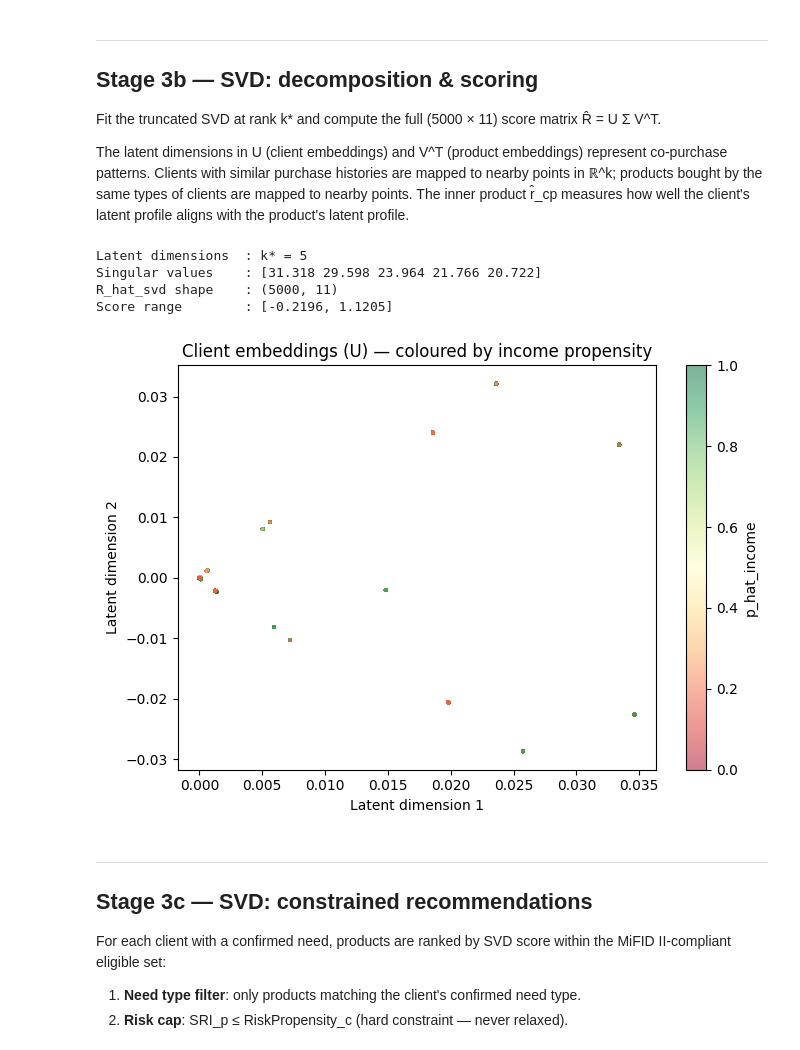
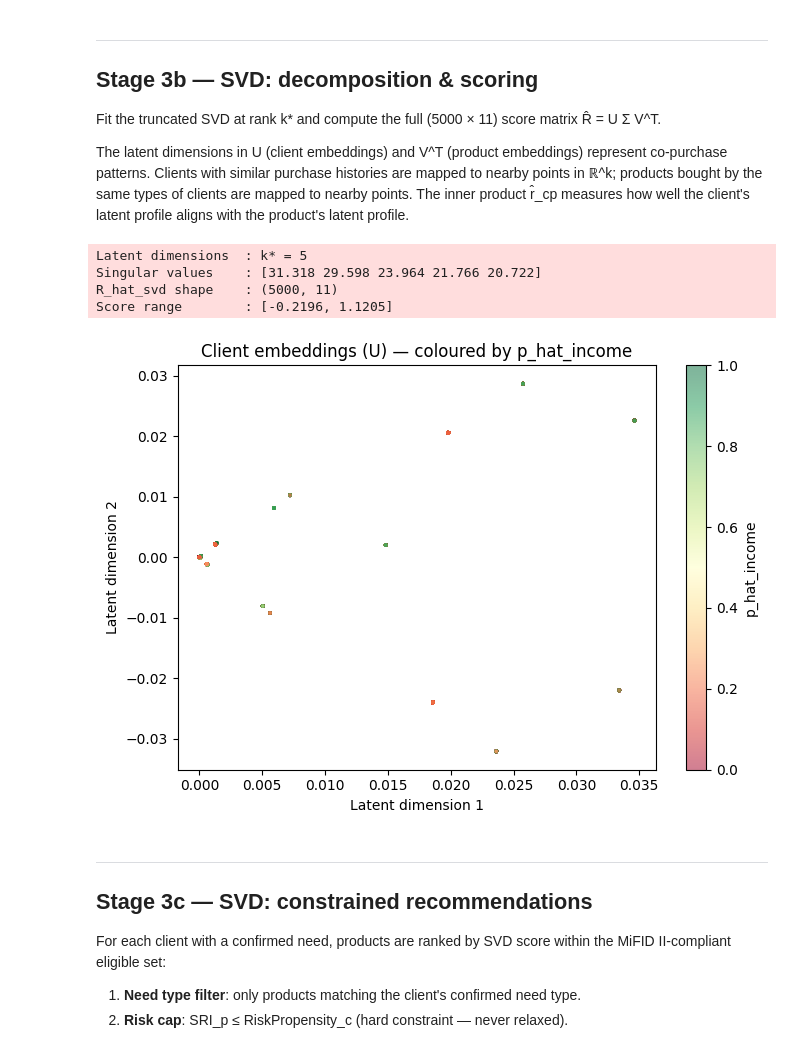
Before and after one commit to tommybaresi-creator/fintech-group-work, a Jupyter notebook: BusinessCase2/rec_sys_svd_autoencoder.ipynb, the cells around one changed output. Drawn from its saved outputs; the diff is of its cells as text; code cells hidden in the pictures.

```diff
--- a/BusinessCase2/rec_sys_svd_autoencoder.ipynb
+++ b/BusinessCase2/rec_sys_svd_autoencoder.ipynb
@@ -43,22 +38,26 @@ PICKLE_ROOT = Path('data/pickled_files')
 
 Load the best model per target (update `BEST_MODELS` once `bestmodel_*.ipynb` identifies winners).
 # %%
+# best models identified in the previous notebooks
 BEST_MODELS = {
     'IncomeInvestment':       'xgboost_shap',
     'AccumulationInvestment': 'xgboost_shap',
 }
 
+# load results
 best_results = {}
 for target, folder in BEST_MODELS.items():
     try:
         best_results[target] = load_result(folder, target)
         tm = best_results[target]['test_metrics']
-        print(f"[{folder}] {target} — "
-              f"F1: {tm['f1']:.3f}  "
-              f"Precision: {tm['precision']:.3f}  "
-              f"Recall: {tm['recall']:.3f}")
+        logger.info(
+            f"[{folder}] {target} — "
+            f"F1: {tm['f1']:.3f}  "
+            f"Precision: {tm['precision']:.3f}  "
+            f"Recall: {tm['recall']:.3f}"
+        )
     except FileNotFoundError as e:
-        print(f"MISSING: {e}")
+        logger.warning(f"MISSING: {e}")
 # %% [output]
 [xgboost_shap] IncomeInvestment — F1: 0.641  Precision: 0.821  Recall: 0.526
 [xgboost_shap] AccumulationInvestment — F1: 0.792  Precision: 0.835  Recall: 0.752
@@ -163,0 +102,3 @@ Clients with either need  : 3465
+# %%
+clients_df = compute_propensity_on_full_dataset(df, best_results)
+clients_df.head()
@@ -254,31 +220,19 @@ well the client's latent profile aligns with the product's latent profile.
 # %%
 U, sigma, Vt = fit_svd(R, k=K_STAR)
 R_hat_svd    = score_all_svd(U, sigma, Vt)
 
-print(f"Latent dimensions  : k* = {K_STAR}")
-print(f"Singular values    : {np.round(sigma, 3)}")
-print(f"R_hat_svd shape    : {R_hat_svd.shape}")
-print(f"Score range        : [{R_hat_svd.min():.4f}, {R_hat_svd.max():.4f}]")
+logger.info(f"Latent dimensions  : k* = {K_STAR}")
+logger.info(f"Singular values    : {np.round(sigma, 3)}")
+logger.info(f"R_hat_svd shape    : {R_hat_svd.shape}")
+logger.info(f"Score range        : [{R_hat_svd.min():.4f}, {R_hat_svd.max():.4f}]")
 
-# Visualise client embeddings in the first two latent dimensions
-fig, ax = plt.subplots(figsize=(7, 5))
-scatter = ax.scatter(
-    U[:, 0], U[:, 1],
-    c=clients_df['p_hat_income'],
-    cmap='RdYlGn', s=3, alpha=0.5,
-)
-plt.colorbar(scatter, ax=ax, label='p_hat_income')
-ax.set_xlabel('Latent dimension 1')
-ax.set_ylabel('Latent dimension 2')
-ax.set_title('Client embeddings (U) — coloured by income propensity')
-plt.tight_layout()
-plt.show()
+plot_svd_embeddings(U, clients_df)
 # %% [output]
 Latent dimensions  : k* = 5
 Singular values    : [31.318 29.598 23.964 21.766 20.722]
 R_hat_svd shape    : (5000, 11)
 Score range        : [-0.2196, 1.1205]
-[figure, old version]
+[figure, new version]
 # %% [markdown]
 ---
 ## Stage 3c — SVD: constrained recommendations
```
Also changed, not shown: parts of 32 cells of this notebook, 3 other files.
